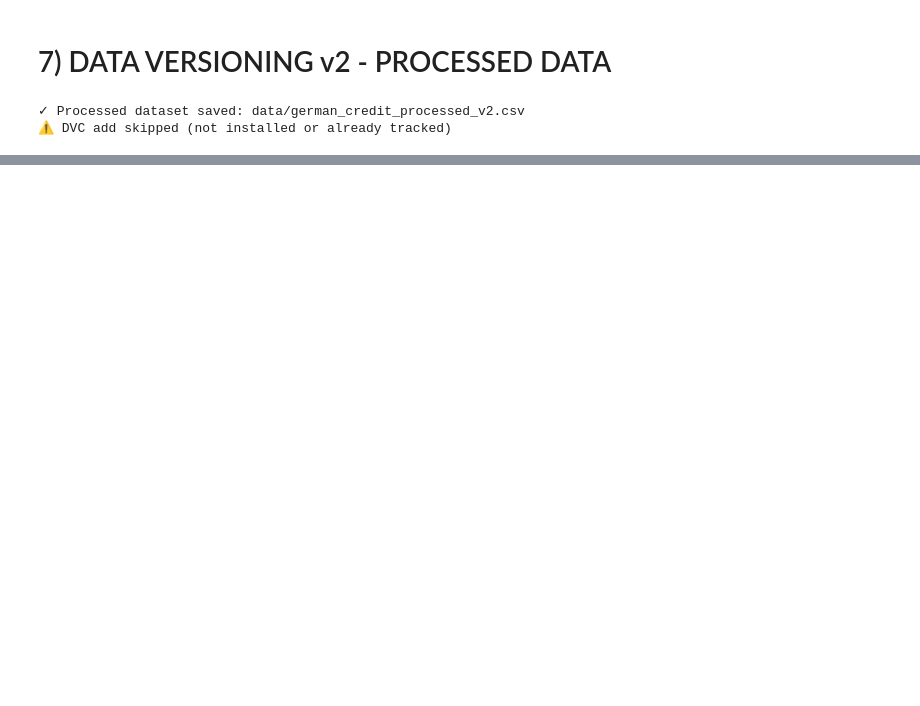
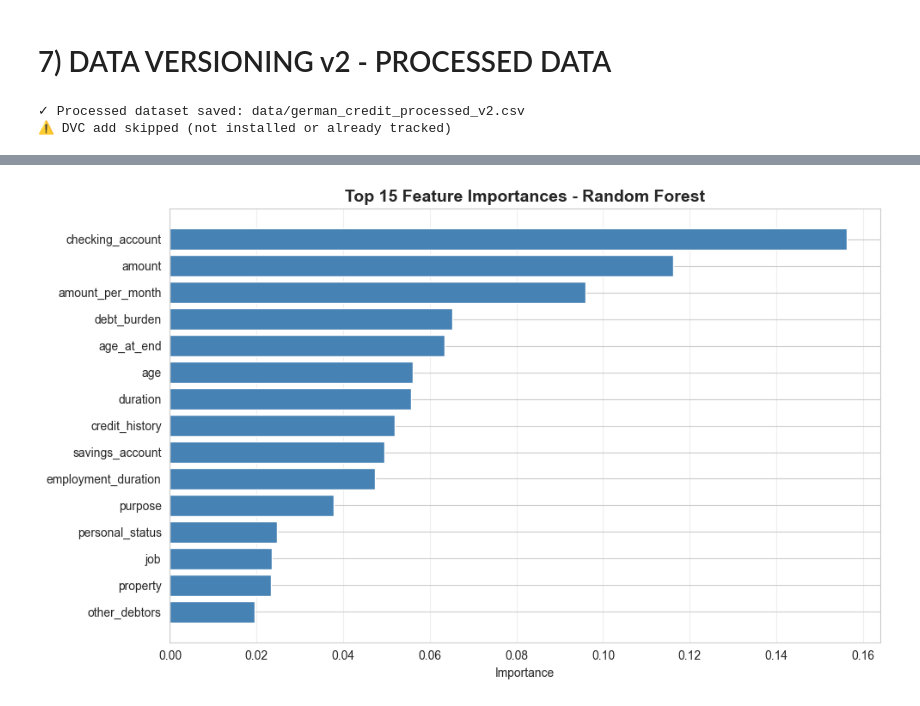
Before and after one commit to AlejandroDiaz10/MLOps, a Jupyter notebook: Fase1/Equipo34_Fase1.ipynb, the cells around one changed output, grey strips where cells are left out. Drawn from its saved outputs; the diff is of its cells as text; code cells hidden in the pictures; blank space fills up the shorter version.

```diff
--- a/Fase1/Equipo34_Fase1-ale.ipynb
+++ b/Fase1/Equipo34_Fase1.ipynb
@@ -878,0 +1195,81 @@ except:
+# %%
+print("\n[8.5] Feature Importance Analysis")
+
+# Check if model supports feature importance
+if hasattr(best_model, 'feature_importances_'):
+    print(f"\n✓ {best_model_name} supports feature importance")
+
+    # Get feature importances
+    importances = best_model.feature_importances_
+    feature_names = X_train.columns
+
+    # Create DataFrame
+    importance_df = pd.DataFrame({
+        'Feature': feature_names,
+        'Importance': importances
+    }).sort_values('Importance', ascending=False)
+
+    print("\n--- Top 10 Most Important Features ---")
+    print(importance_df.head(10).to_string(index=False))
+
+    # Visualize
+    plt.figure(figsize=(10, 6))
+    top_n = 15
+    top_features = importance_df.head(top_n)
+
+    plt.barh(range(len(top_features)), top_features['Importance'], color='steelblue')
+    plt.yticks(range(len(top_features)), top_features['Feature'])
+    plt.xlabel('Importance')
+    plt.title(f'Top {top_n} Feature Importances - {best_model_name}',
+             fontweight='bold', fontsize=14)
+    plt.gca().invert_yaxis()
+    plt.grid(True, alpha=0.3, axis='x')
+    plt.tight_layout()
+    plt.savefig('reports/figures/feature_importance.png', dpi=300, bbox_inches='tight')
+    plt.show()
+
+    # Save importance data
+    importance_df.to_csv('reports/feature_importance.csv', index=False)
+    print("\n✓ Feature importance saved to: reports/feature_importance.csv")
+
+elif hasattr(best_model, 'coef_'):
+    print(f"\n✓ {best_model_name} is a linear model (coefficients available)")
+
+    # Get coefficients
+    coefficients = best_model.coef_[0]
+    feature_names = X_train.columns
+
+    # Create DataFrame
+    coef_df = pd.DataFrame({
+        'Feature': feature_names,
+        'Coefficient': coefficients,
+        'Abs_Coefficient': np.abs(coefficients)
+    }).sort_values('Abs_Coefficient', ascending=False)
+
+    print("\n--- Top 10 Features by Absolute Coefficient ---")
+    print(coef_df.head(10).to_string(index=False))
+
+    # Visualize
+    plt.figure(figsize=(10, 6))
+    top_n = 15
+    top_features = coef_df.head(top_n)
+
+    colors = ['green' if x > 0 else 'red' for x in top_features['Coefficient']]
+    plt.barh(range(len(top_features)), top_features['Coefficient'], color=colors, alpha=0.7)
+    plt.yticks(range(len(top_features)), top_features['Feature'])
+    plt.xlabel('Coefficient Value')
+    plt.title(f'Top {top_n} Feature Coefficients - {best_model_name}',
+             fontweight='bold', fontsize=14)
+    plt.axvline(x=0, color='black', linestyle='--', linewidth=1)
+    plt.gca().invert_yaxis()
+    plt.grid(True, alpha=0.3, axis='x')
+    plt.tight_layout()
+    plt.savefig('reports/figures/feature_coefficients.png', dpi=300, bbox_inches='tight')
+    plt.show()
+
+    # Save coefficients
+    coef_df.to_csv('reports/feature_coefficients.csv', index=False)
+    print("\n✓ Feature coefficients saved to: reports/feature_coefficients.csv")
+else:
+    print(f"\n⚠ {best_model_name} does not support feature importance extraction")
+# %% [output]
@@ -878,0 +1292 @@ except:
+[figure, added]
```
Also changed, not shown: parts of 33 cells of this notebook, 12 other files.
